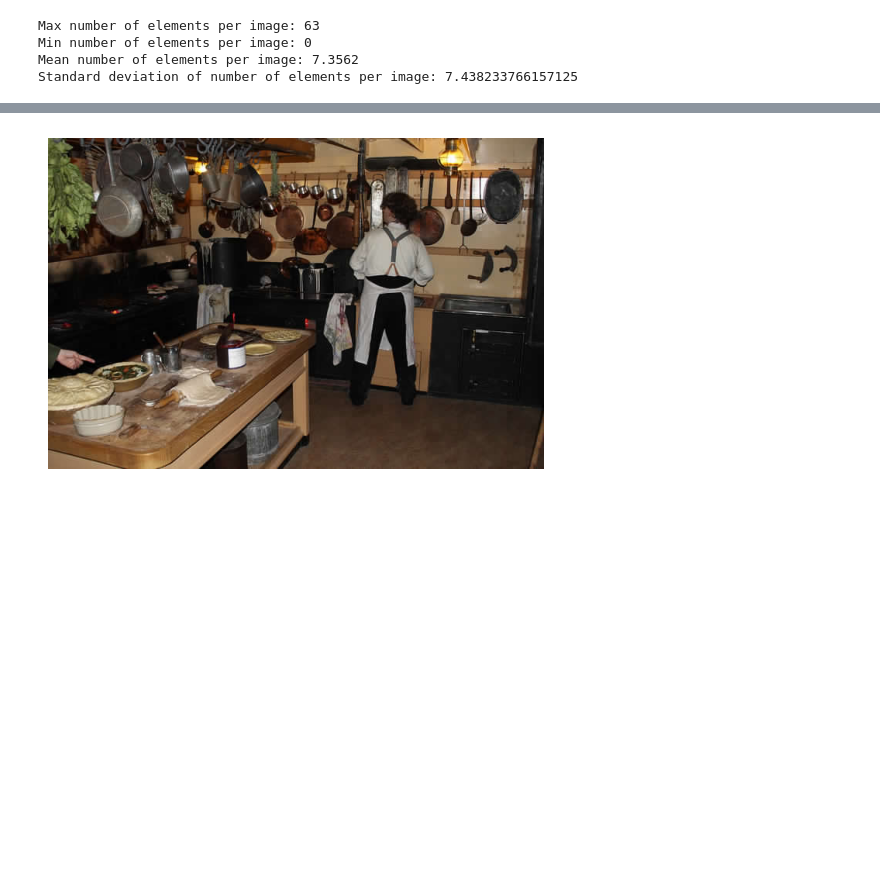
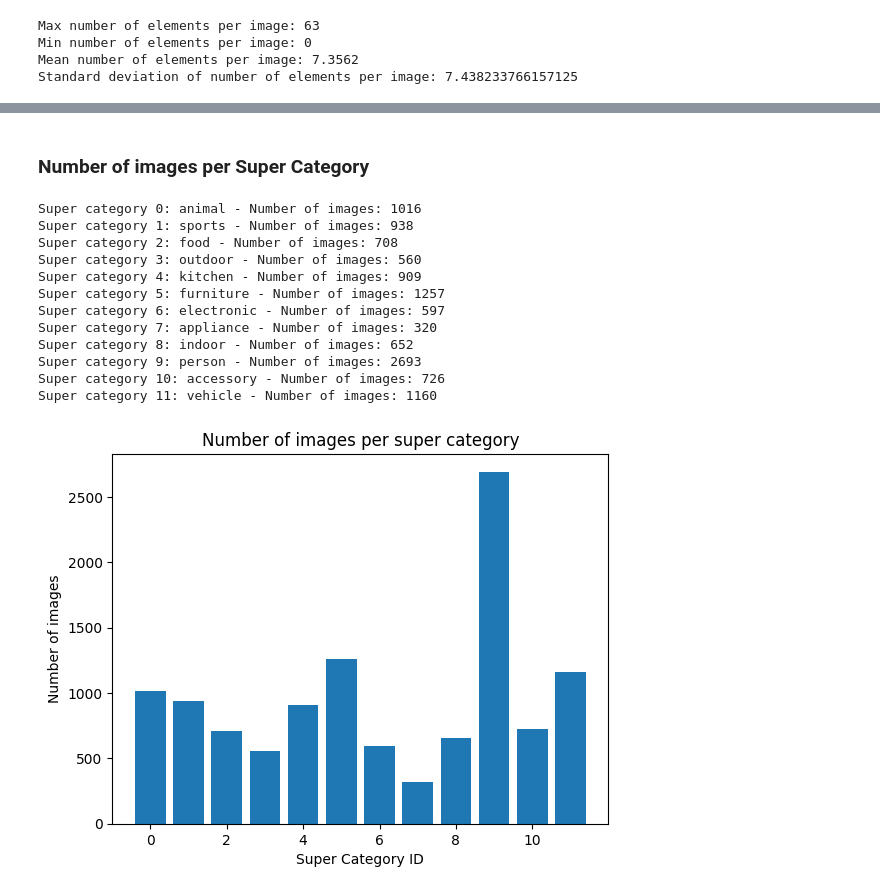
Before and after one commit to christianmoiola/MS-COCO, a Jupyter notebook: dataset_analysis.ipynb, the cells around one changed output, grey strips where cells are left out. Cells and saved outputs as stored; diff of their text form; code cells hidden in the pictures; blank space fills up the shorter version.

Commit message:
Plots with legends

```diff
--- a/dataset_analysis.ipynb
+++ b/dataset_analysis.ipynb
@@ -109,10 +122,0 @@ plt.show()
-# %%
-for imgid in imgids[:1]:
-    annids = coco.getAnnIds(imgIds=imgid)
-    anns = coco.loadAnns(annids)
-    # print(anns[6]["image_id"])
-    # print(anns[0])
-    # print(anns[1])
-    for ann in anns:
-        print(ann["image_id"], ann["category_id"])
-    print(f"Image {imgid} has {len(anns)} annotations")
@@ -140,8 +123,54 @@ Image 397133 has 19 annotations
-# %%
-img = coco.loadImgs(397133)[0]
-I = io.imread(img['coco_url'])
-plt.axis('off')
-plt.imshow(I)
-plt.show()
-# %% [output]
-[figure, removed]
+# %% [markdown]
+### Number of images per Super Category
+# %%
+cats = coco.loadCats(coco.getCatIds())
+id_cats = [cat['id'] for cat in cats]
+super_cat_name = set([cat['supercategory'] for cat in cats])
+
+# Create a dictionary with the supercategory name as key and the number of images as value
+dict_super_cat = {super_name : 0 for super_name in super_cat_name}
+
+# Dictionary that maps category id to supercategory name
+dict_cat_super_cat = {}
+for cat in cats:
+    dict_cat_super_cat[cat['id']] = cat['supercategory']
+
+# Dictionary to store the images that have been seen for each supercategory
+image_seen = {super_category: [] for super_category in super_cat_name}
+
+# Count the number of images for each supercategory
+for id_cat in id_cats:
+    imgids = coco.getImgIds(catIds=id_cat)
+    for imgid in imgids:
+        if imgid not in image_seen[dict_cat_super_cat[id_cat]]:
+            dict_super_cat[dict_cat_super_cat[id_cat]] += 1
+            image_seen[dict_cat_super_cat[id_cat]].append(imgid)
+
+# Convert data in order to plot it
+image_count_per_super_cat = list(dict_super_cat.values())
+super_cat_name = {i: el for i, el in enumerate(super_cat_name)}
+
+# Legend for the plot
+for k, v in super_cat_name.items():
+    print(f"Super category {k}: {v} - Number of images: {image_count_per_super_cat[k]}")
+
+# Plot the data
+plt.bar(super_cat_name.keys(), image_count_per_super_cat)
+plt.title('Number of images per super category')
+plt.xlabel('Super Category ID')
+plt.ylabel('Number of images')
+plt.show()
+# %% [output]
+Super category 0: animal - Number of images: 1016
+Super category 1: sports - Number of images: 938
+Super category 2: food - Number of images: 708
+Super category 3: outdoor - Number of images: 560
+Super category 4: kitchen - Number of images: 909
+Super category 5: furniture - Number of images: 1257
+Super category 6: electronic - Number of images: 597
+Super category 7: appliance - Number of images: 320
+Super category 8: indoor - Number of images: 652
+Super category 9: person - Number of images: 2693
+Super category 10: accessory - Number of images: 726
+Super category 11: vehicle - Number of images: 1160
+[figure, added]
```
Also changed, not shown: parts of 6 cells of this notebook.
